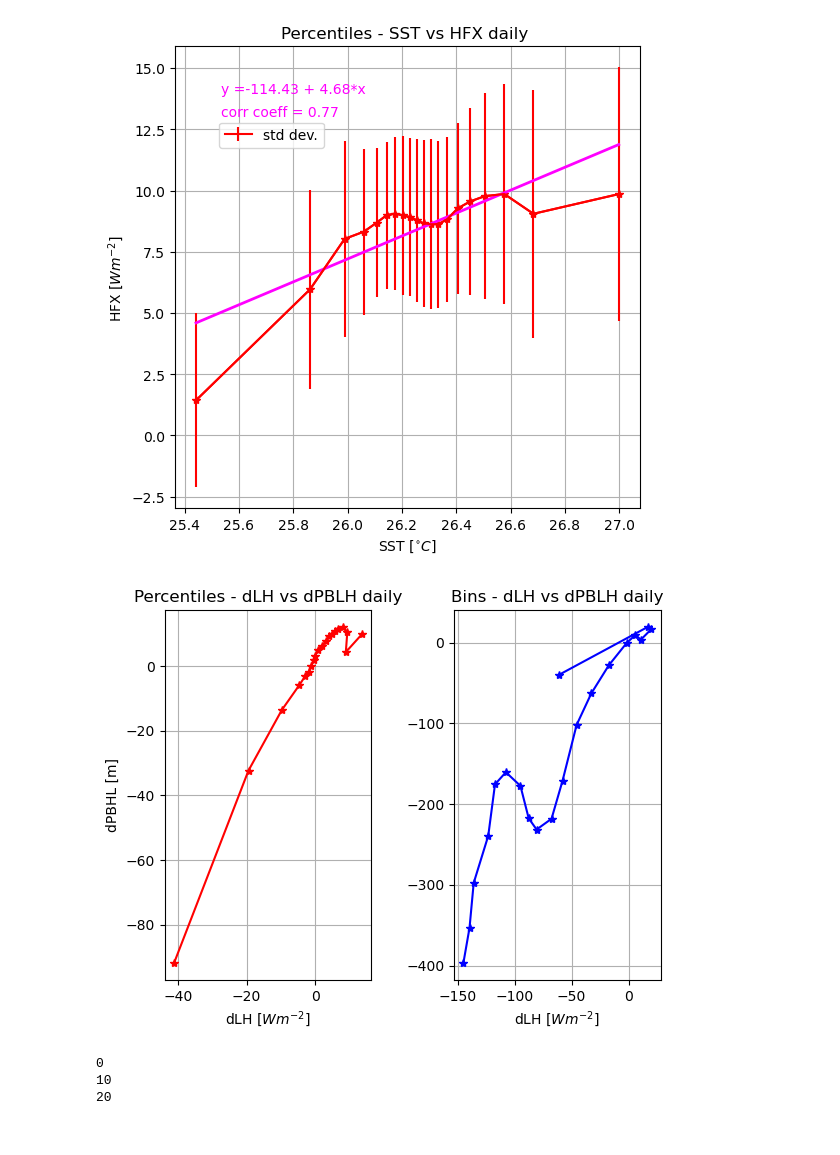
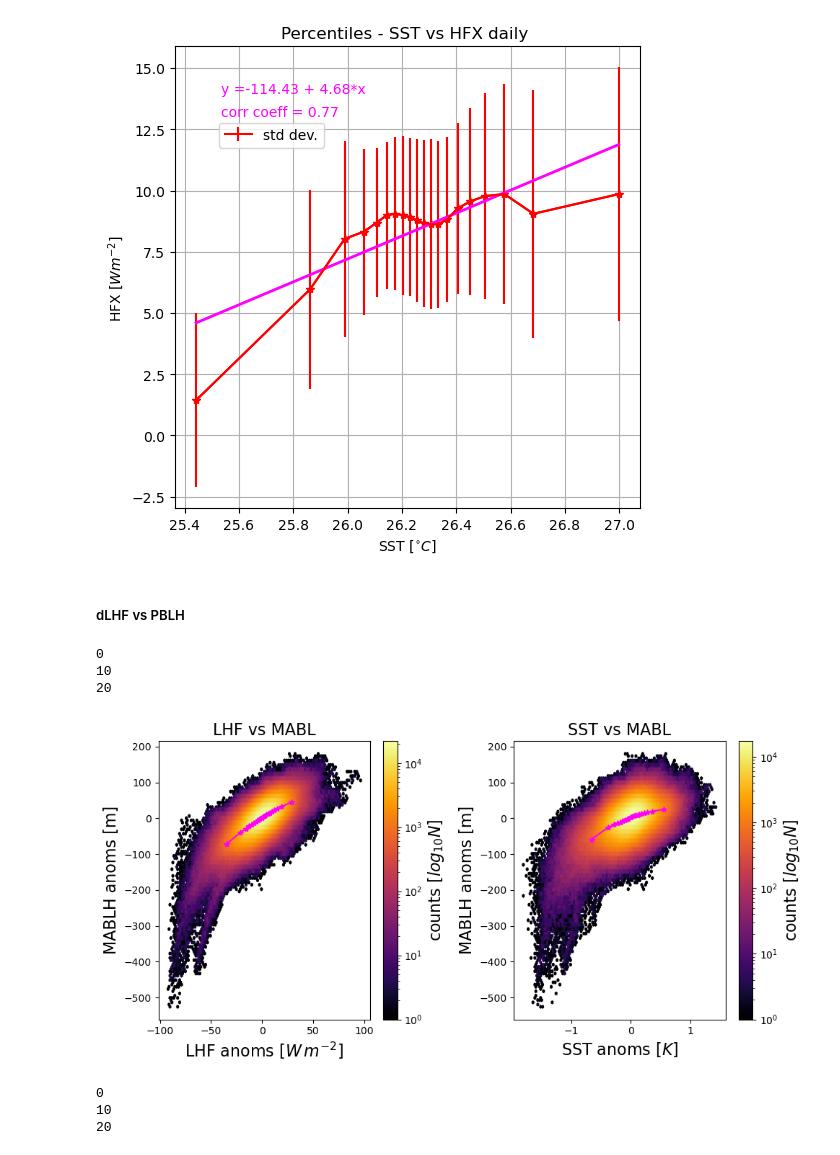
Before and after one commit to meteorologopazzo/thesis_material, a Jupyter notebook: EURECA_scripts/forced_scripts/ThermContr_LH_only_FORCED.ipynb, the cells around one changed output. Cells and saved outputs as stored; diff of their text form; code cells hidden in the pictures.

```diff
--- a/EURECA_scripts/forced_scripts/ThermContr_LH_only_FORCED.ipynb
+++ b/EURECA_scripts/forced_scripts/ThermContr_LH_only_FORCED.ipynb
@@ -349,9 +349,10 @@ else:
 # %% [markdown]
 # Are slopes scale-dependent?
 # %%
-scales = np.arange(20, 240, 20)
+scales = np.arange(5, 240, 30)
 scales_km = list(3*scales)
-scales_km = [str(i)+' km' for i in scales_km]
+scales_km = [str(i) for i in scales_km]
+# scales_km = [str(i)+' km' for i in scales_km]
 
 import pandas as pd
 
@@ -641,25 +657,69 @@ one side probability for X2 > Xo2 = 0.999999796482727
 
 /venus/tesi_ale/img_EU/HFX/daily/FEB/scatterFIT_sst_HFX_distribs.png
 [figure]
+# %% [markdown]
+##### dLHF vs PBLH
+# %%
+s = 65
+
+dPBLH_day, PBLH_day_smooth = np.zeros(PBLH_day.shape), np.zeros(PBLH_day.shape)
+
+for t in range(0,PBLH_day.shape[0]):
+    if t % 10 == 0:
+        print(t)
+    PBLH_day_smooth[t] = gm.nan_gaussian_filter(PBLH_day[t],s)
+    dPBLH_day[t] = PBLH_day[t] - PBLH_day_smooth[t]
+# %% [output]
+0
+10
+20
+# %%
+# dLHF vs dPBLH
+pdist_dLHF, pdist_dPBLH_dLHF, pstd_dPBLH_dLHF, pstderr_dPBLH_dLHF, pnpoints_dPBLH_dLHF, ppvalue_dPBLH_dLHF =   distrib_2d(dLHF_coare, dPBLH_day, perc_step, nbins, popmean, perc_fixbin='perc')
+pdist_dsst, pdist_dPBLH_dsst, pstd_dPBLH_dsst, pstderr_dPBLH_dsst, pnpoints_dPBLH_dsst, ppvalue_dPBLH_dsst =   distrib_2d(dsst_day, dPBLH_day, perc_step, nbins, popmean, perc_fixbin='perc')
 # %%
 # dLH vs dPBLH
 
-fig, (ax1, ax2) = plt.subplots(1, 2)
+fig, (ax1, ax2) = plt.subplots(1, 2, figsize=(10,5))
+x = dLHF_coare
+y = dPBLH_day
 
-p1 = ax1.plot(pdist_dLH, pdist_dPBLH, '*-r')
-ax1.set_xlabel('dLH [$Wm^{-2}$]')
-ax1.set_ylabel('dPBHL [m]')
-ax1.set_title('Percentiles - dLH vs dPBLH daily'); ax1.grid()
+xlabel = "LHF anoms [$W\,m^{-2}$]"
+ylabel = 'MABLH anoms [m]'
+title = "LHF vs MABL"
 
-p2 = ax2.plot(dist_dLH, dist_dPBLH, '*-b')
-ax2.set_xlabel('dLH [$Wm^{-2}$]')
-ax2.set_title('Bins - dLH vs dPBLH daily'); ax2.grid()
+pos = [0.1, 0.9]
+density_hexbin_subplots(x, y, fit=None, corcoe=None,\
+                     grdsz=100, fig=fig, ax=ax1, title=title, xlabel=xlabel, ylabel=ylabel,\
+                     colormap='inferno', pos=pos)
 
 
-plt.subplots_adjust(wspace=0.4,
-                    hspace=0.3)
+p1 = ax1.plot(pdist_dLHF, pdist_dPBLH_dLHF, '*-', color='magenta')
+
+
+#####################################
+
+x = dsst_day
+y = dPBLH_day
+
+xlabel = "SST anoms [$K$]"
+ylabel = 'MABLH anoms [m]'
+title = "SST vs MABL"
+
+pos = [0.1, 0.9]
+density_hexbin_subplots(x, y, fit=None, corcoe=None,\
+                     grdsz=100, fig=fig, ax=ax2, title=title, xlabel=xlabel, ylabel=ylabel,\
+                     colormap='inferno', pos=pos)
+
+
+p2 = ax2.plot(pdist_dsst, pdist_dPBLH_dsst, '*-', color='magenta')
+
+
+plt.tight_layout()
+# plt.subplots_adjust(wspace=0.4,
+#                     hspace=0.3)
 # %% [output]
-[figure, old version]
+[figure, new version]
 # %%
 #############    THERMODYNAMIC CONTRIBUTION TO dLH/dSST?
 
```
Also changed, not shown: parts of 22 cells of this notebook, 8 other files.
